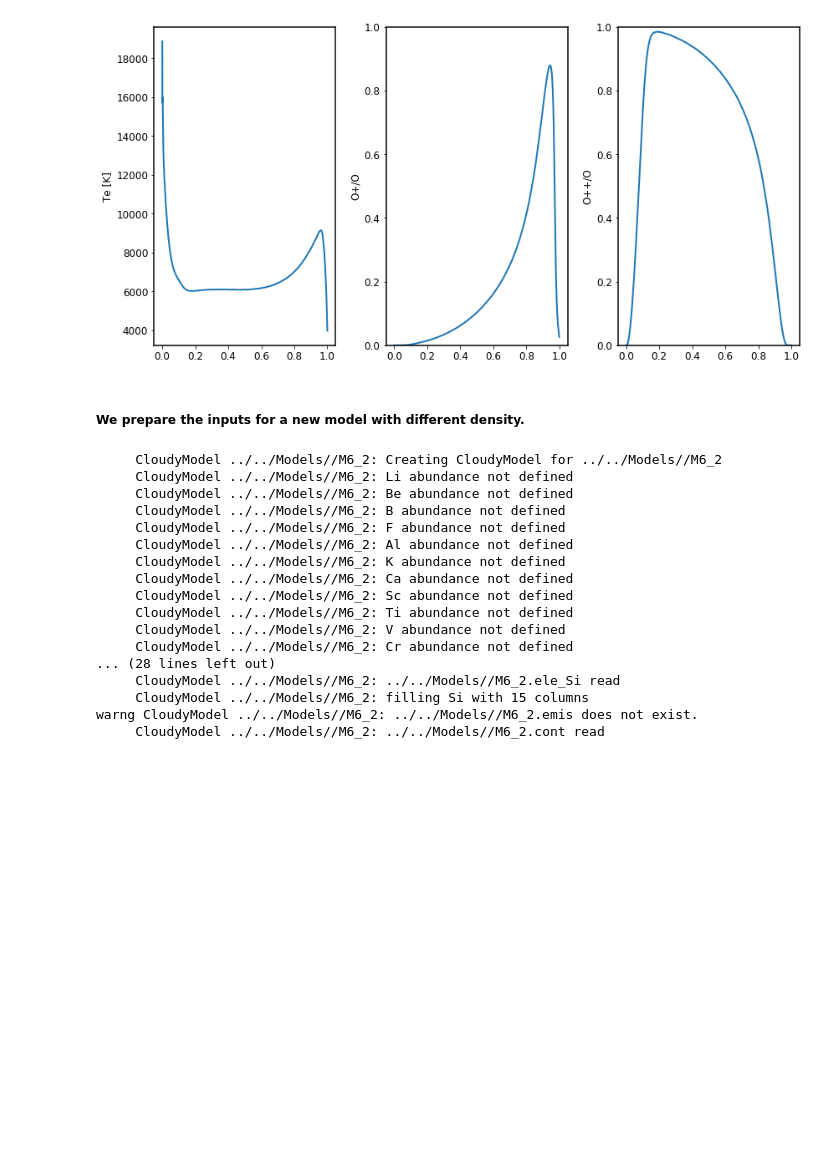
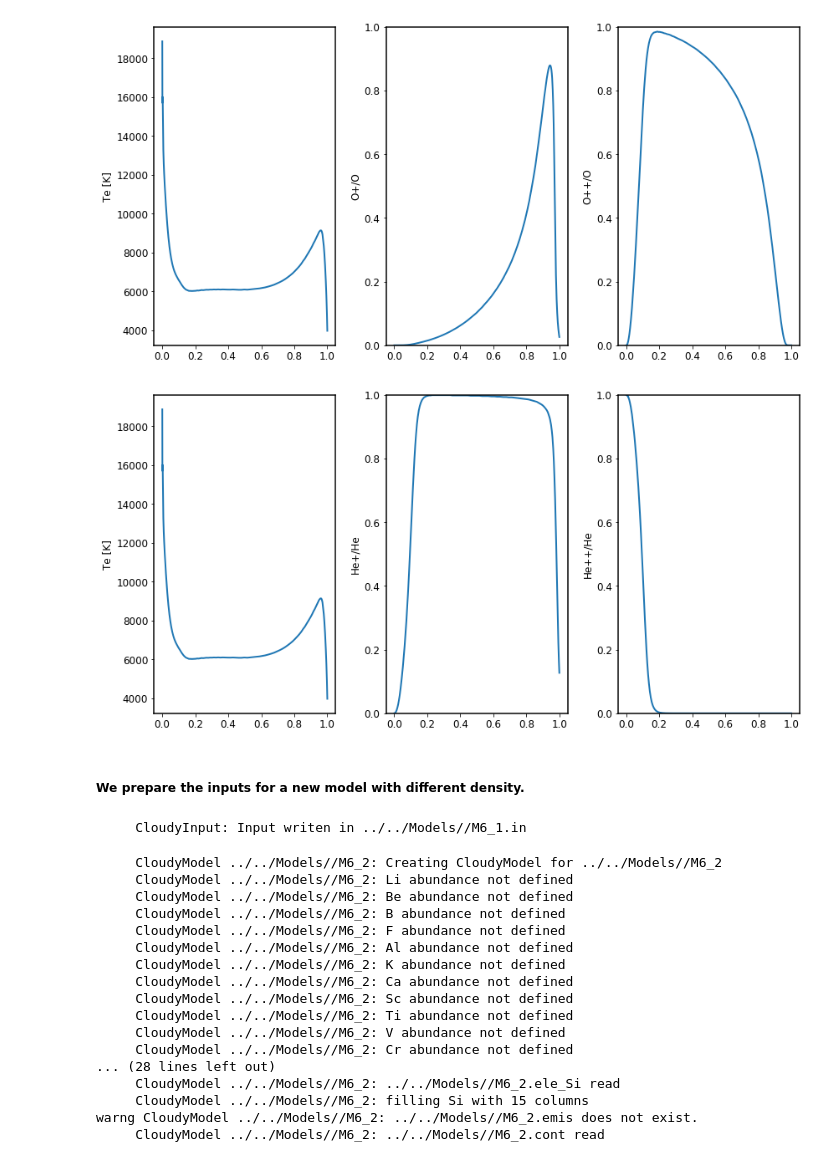
Before and after one commit to Morisset/NEBULATOM-tools, a Jupyter notebook: Notebooks/NC_6_1.ipynb, the cells around one changed output. Cells and saved outputs as stored; diff of their text form; code cells hidden in the pictures; blank space fills up the shorter version.

```diff
--- a/Notebooks/NC_6_1.ipynb
+++ b/Notebooks/NC_6_1.ipynb
@@ -143,6 +173,20 @@ axes[2].set_ylim(0,1)
 f.tight_layout()
 # %% [output]
 [figure]
+# %%
+f, axes = plt.subplots(1, 3, figsize=(12,6))
+x = M1.depth/np.max(M1.depth)
+axes[0].plot(x, M1.te)
+axes[0].set_ylabel('Te [K]')
+axes[1].plot(x, M1.get_ionic('He', 1))
+axes[1].set_ylabel('He+/He')
+axes[1].set_ylim(0,1)
+axes[2].plot(x, M1.get_ionic('He', 2))
+axes[2].set_ylabel('He++/He')
+axes[2].set_ylim(0,1)
+f.tight_layout()
+# %% [output]
+[figure, added]
 # %% [markdown]
 ##### We prepare the inputs for a new model with different density.
 # %%
@@ -151,7 +195,9 @@ name = 'M6_2'
 c_input.model_name = '{0}/{1}'.format(models_dir, name)
 c_input.set_cste_density(4., ff = .1)
 c_input.print_input()
-c_input.run_cloudy()
+#c_input.run_cloudy()
+# %% [output]
+     CloudyInput: Input writen in ../../Models//M6_1.in
 # %%
 M2 = pc.CloudyModel('{0}/{1}'.format(models_dir, name))
 # %% [output]
```
Also changed, not shown: parts of 6 cells of this notebook, 1 other file.
